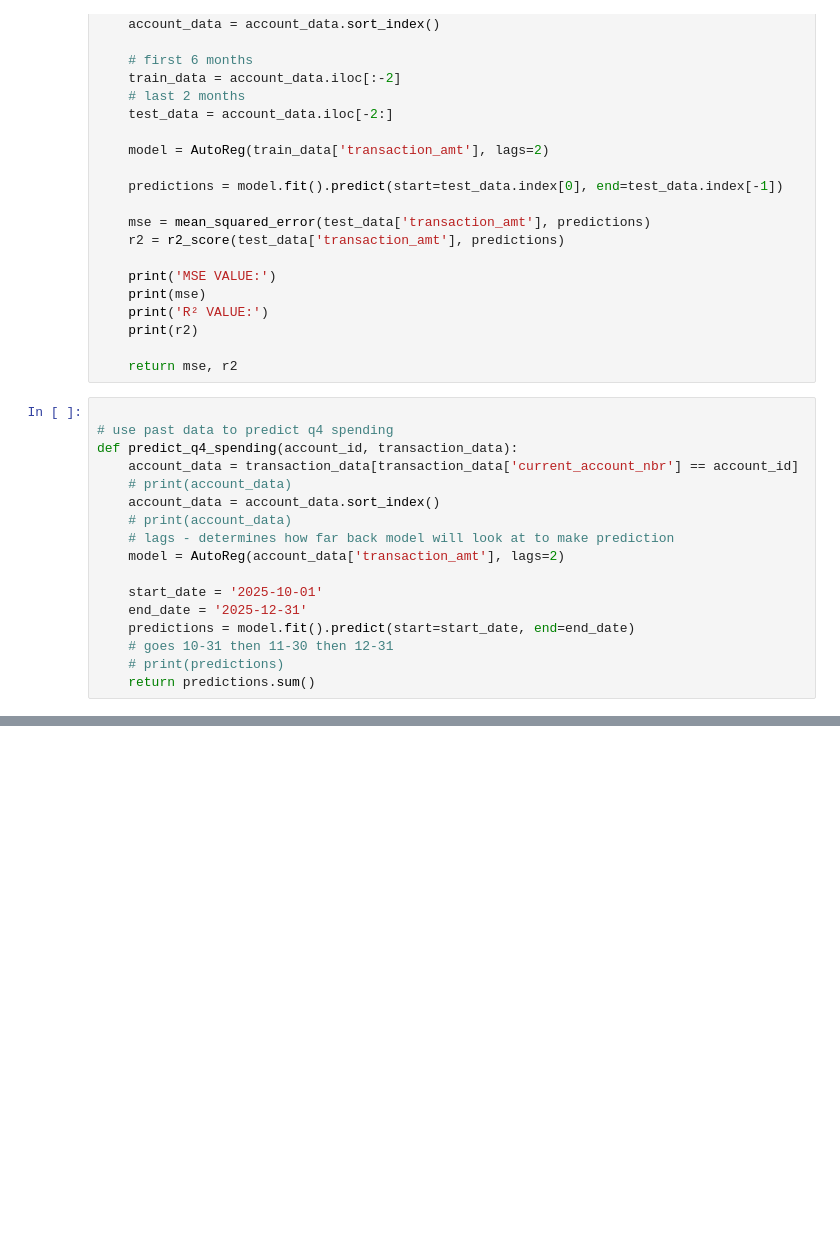
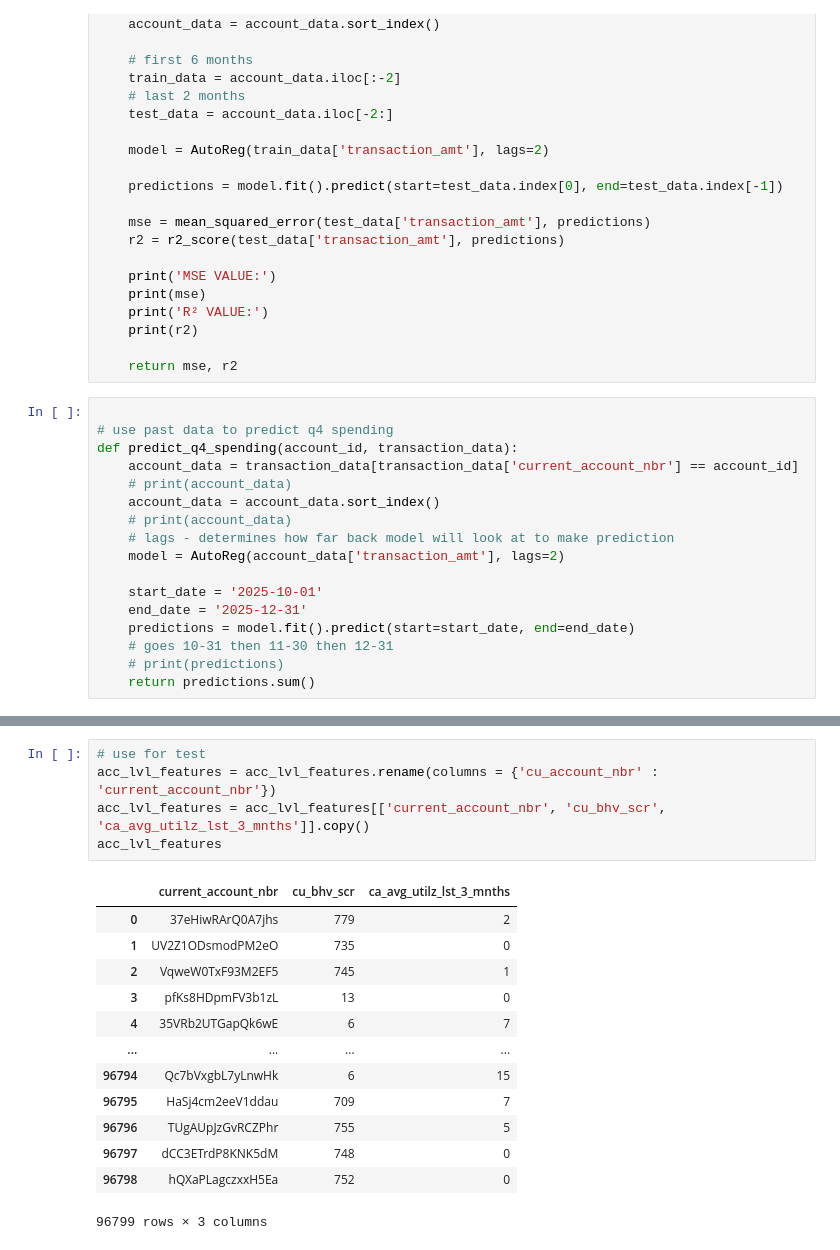
Before and after one commit to lyonstran/ILLINOIS-DATATHON-2025---THE-MEOWS, a Jupyter notebook: AR_model.ipynb, the cells around one changed output, grey strips where cells are left out. Drawn from its saved outputs; the diff is of its cells as text; blank space fills up the shorter version.

```diff
--- a/AR_model.ipynb
+++ b/AR_model.ipynb
@@ -167,0 +309,19 @@ wrld_transaction_data
+# %%
+# use for test
+acc_lvl_features = acc_lvl_features.rename(columns = {'cu_account_nbr' : 'current_account_nbr'})
+acc_lvl_features = acc_lvl_features[['current_account_nbr', 'cu_bhv_scr', 'ca_avg_utilz_lst_3_mnths']].copy()
+acc_lvl_features
+# %% [output]
+|  | current_account_nbr | cu_bhv_scr | ca_avg_utilz_lst_3_mnths |
+| 0 | 37eHiwRArQ0A7jhs | 779 | 2 |
+| 1 | UV2Z1ODsmodPM2eO | 735 | 0 |
+| 2 | VqweW0TxF93M2EF5 | 745 | 1 |
+| 3 | pfKs8HDpmFV3b1zL | 13 | 0 |
+| 4 | 35VRb2UTGapQk6wE | 6 | 7 |
+| ... | ... | ... | ... |
+| 96794 | Qc7bVxgbL7yLnwHk | 6 | 15 |
+| 96795 | HaSj4cm2eeV1ddau | 709 | 7 |
+| 96796 | TUgAUpJzGvRCZPhr | 755 | 5 |
+| 96797 | dCC3ETrdP8KNK5dM | 748 | 0 |
+| 96798 | hQXaPLagczxxH5Ea | 752 | 0 |
+96799 rows × 3 columns
```
Also changed, not shown: parts of 18 cells of this notebook.
